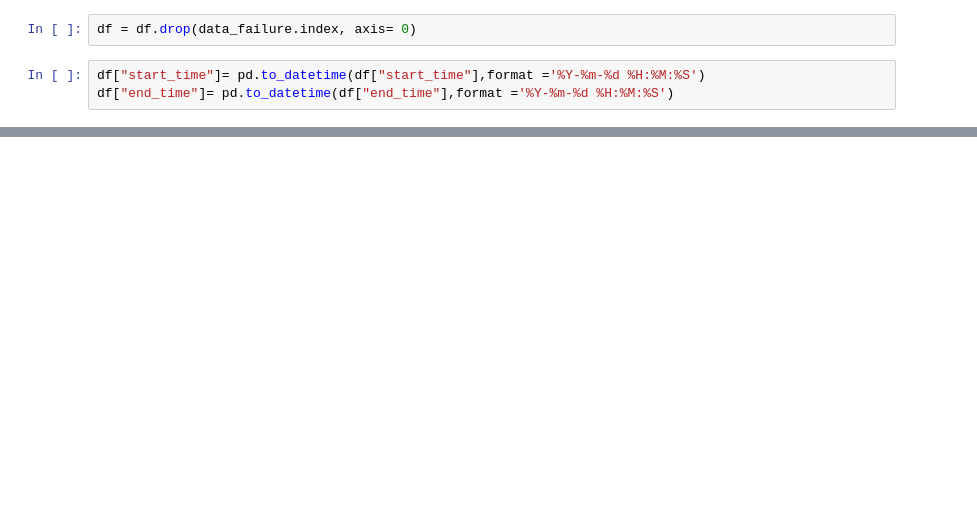
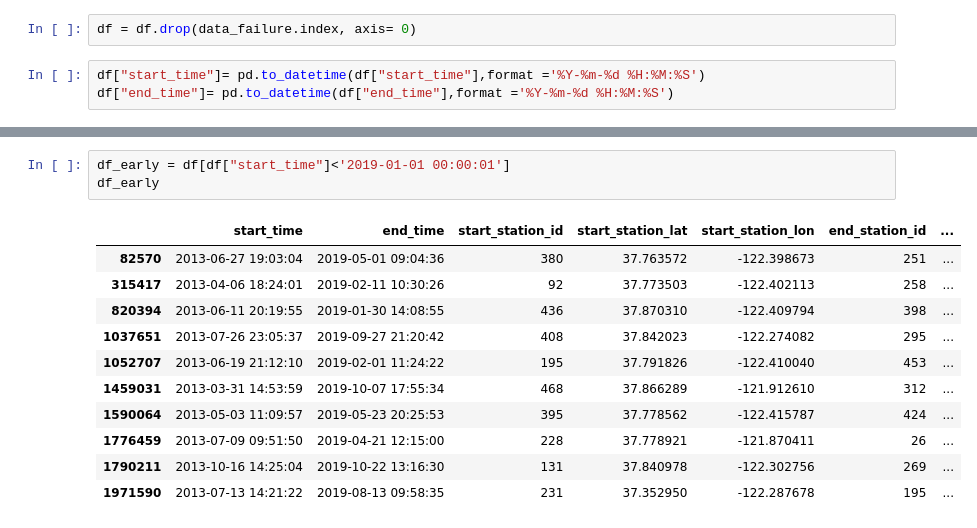
Before and after one commit to Ppkhanh/The-Learning-Machines, a Jupyter notebook: try-Sven.ipynb, the cells around one changed output, grey strips where cells are left out. Saved outputs shown, nothing was run; the diff lists cells and outputs as text; blank space fills up the shorter version.

```diff
--- a/try-Sven.ipynb
+++ b/try-Sven.ipynb
@@ -330,0 +377,15 @@ filtered_df2
+# %%
+df_early = df[df["start_time"]<'2019-01-01 00:00:01']
+df_early
+# %% [output]
+|  | start_time | end_time | start_station_id | start_station_lat | start_station_lon | end_station_id | ... |
+| 82570 | 2013-06-27 19:03:04 | 2019-05-01 09:04:36 | 380 | 37.763572 | -122.398673 | 251 | ... |
+| 315417 | 2013-04-06 18:24:01 | 2019-02-11 10:30:26 | 92 | 37.773503 | -122.402113 | 258 | ... |
+| 820394 | 2013-06-11 20:19:55 | 2019-01-30 14:08:55 | 436 | 37.870310 | -122.409794 | 398 | ... |
+| 1037651 | 2013-07-26 23:05:37 | 2019-09-27 21:20:42 | 408 | 37.842023 | -122.274082 | 295 | ... |
+| 1052707 | 2013-06-19 21:12:10 | 2019-02-01 11:24:22 | 195 | 37.791826 | -122.410040 | 453 | ... |
+| 1459031 | 2013-03-31 14:53:59 | 2019-10-07 17:55:34 | 468 | 37.866289 | -121.912610 | 312 | ... |
+| 1590064 | 2013-05-03 11:09:57 | 2019-05-23 20:25:53 | 395 | 37.778562 | -122.415787 | 424 | ... |
+| 1776459 | 2013-07-09 09:51:50 | 2019-04-21 12:15:00 | 228 | 37.778921 | -121.870411 | 26 | ... |
+| 1790211 | 2013-10-16 14:25:04 | 2019-10-22 13:16:30 | 131 | 37.840978 | -122.302756 | 269 | ... |
+| 1971590 | 2013-07-13 14:21:22 | 2019-08-13 09:58:35 | 231 | 37.352950 | -122.287678 | 195 | ... |
```
Also changed, not shown: parts of 8 cells of this notebook.
